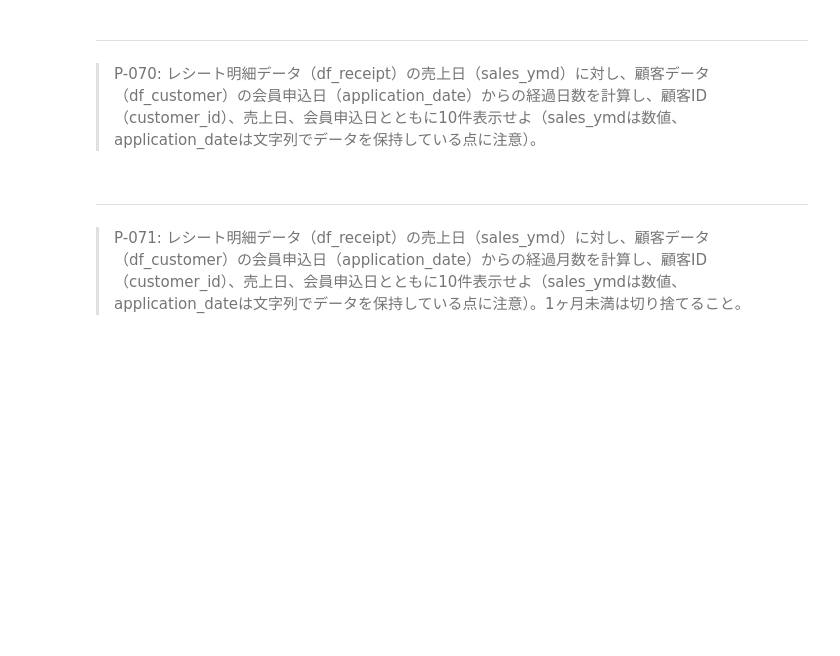
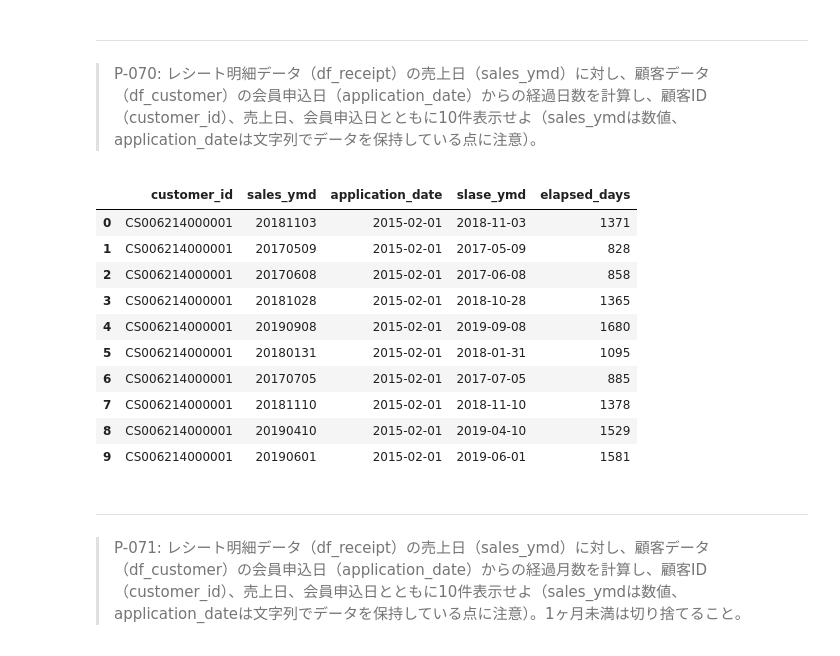
Before and after one commit to palakpaneerer/100knocks-preprocess, a Jupyter notebook: docker/work/preprocess_knock_Python.ipynb, the cells around one changed output. Saved outputs shown, nothing was run; the diff lists cells and outputs as text; code cells hidden in the pictures; blank space fills up the shorter version.

```diff
--- a/docker/work/preprocess_knock_Python.ipynb
+++ b/docker/work/preprocess_knock_Python.ipynb
@@ -1233,6 +1376,28 @@ df_sales_amount.head(10)
 # %% [markdown]
 ---
 > P-070: レシート明細データ（df_receipt）の売上日（sales_ymd）に対し、顧客データ（df_customer）の会員申込日（application_date）からの経過日数を計算し、顧客ID（customer_id）、売上日、会員申込日とともに10件表示せよ（sales_ymdは数値、application_dateは文字列でデータを保持している点に注意）。
+# %%
+df_tmp = df_receipt[['customer_id', 'sales_ymd']].drop_duplicates()
+
+df_tmp = pd.merge(df_tmp, df_customer[['customer_id', 'application_date']], how='inner', on='customer_id')
+
+df_tmp['slase_ymd'] = pd.to_datetime(df_tmp['sales_ymd'].astype('str'))
+df_tmp['application_date'] = pd.to_datetime(df_tmp['application_date'])
+
+df_tmp['elapsed_days'] = (df_tmp['slase_ymd'] - df_tmp['application_date']).dt.days
+df_tmp.head(10)
+# %% [output]
+|  | customer_id | sales_ymd | application_date | slase_ymd | elapsed_days |
+| 0 | CS006214000001 | 20181103 | 2015-02-01 | 2018-11-03 | 1371 |
+| 1 | CS006214000001 | 20170509 | 2015-02-01 | 2017-05-09 | 828 |
+| 2 | CS006214000001 | 20170608 | 2015-02-01 | 2017-06-08 | 858 |
+| 3 | CS006214000001 | 20181028 | 2015-02-01 | 2018-10-28 | 1365 |
+| 4 | CS006214000001 | 20190908 | 2015-02-01 | 2019-09-08 | 1680 |
+| 5 | CS006214000001 | 20180131 | 2015-02-01 | 2018-01-31 | 1095 |
+| 6 | CS006214000001 | 20170705 | 2015-02-01 | 2017-07-05 | 885 |
+| 7 | CS006214000001 | 20181110 | 2015-02-01 | 2018-11-10 | 1378 |
+| 8 | CS006214000001 | 20190410 | 2015-02-01 | 2019-04-10 | 1529 |
+| 9 | CS006214000001 | 20190601 | 2015-02-01 | 2019-06-01 | 1581 |
 # %% [markdown]
 ---
 > P-071: レシート明細データ（df_receipt）の売上日（sales_ymd）に対し、顧客データ（df_customer）の会員申込日（application_date）からの経過月数を計算し、顧客ID（customer_id）、売上日、会員申込日とともに10件表示せよ（sales_ymdは数値、application_dateは文字列でデータを保持している点に注意）。1ヶ月未満は切り捨てること。
```
Also changed, not shown: parts of 19 cells of this notebook.
